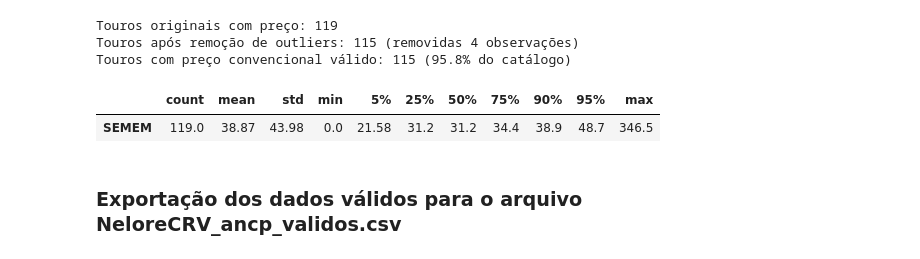
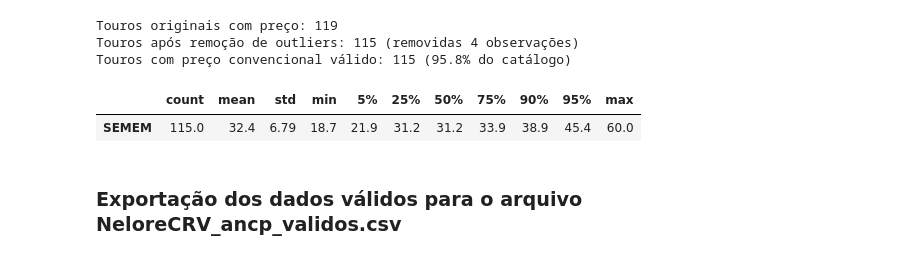
Before and after one commit to Sandro-IFTM/Rafael_Proj04, a Jupyter notebook: 03_consistencia.ipynb, the cells around one changed output. Saved outputs shown, nothing was run; the diff lists cells and outputs as text; code cells hidden in the pictures.

```diff
--- a/03_consistencia.ipynb
+++ b/03_consistencia.ipynb
@@ -137,20 +137,20 @@ Touros originais com preço: 119
 Touros após remoção de outliers: 115 (removidas 4 observações)
 Touros com preço convencional válido: 115 (95.8% do catálogo)
 # %%
-df_cols = df_notnull.columns[df.columns.isin(['SEMEM'])]
+df_cols = df_valid.columns[df_valid.columns.isin(['SEMEM'])]
 
 # Passa a lista inteira de colunas, aplica o describe com os percentis e transpõe (.T)
 df_resumo_SEMEM = (
-    df[df_cols]
+    df_valid[df_cols]
     .describe(percentiles=[0.05, 0.25, 0.50, 0.75, 0.90, 0.95])
     .T
     .round(2)
 )
 
 display(df_resumo_SEMEM)
 # %% [output]
 |  | count | mean | std | min | 5% | 25% | 50% | 75% | 90% | 95% | max |
-| SEMEM | 119.0 | 38.87 | 43.98 | 0.0 | 21.58 | 31.2 | 31.2 | 34.4 | 38.9 | 48.7 | 346.5 |
+| SEMEM | 115.0 | 32.4 | 6.79 | 18.7 | 21.9 | 31.2 | 31.2 | 33.9 | 38.9 | 45.4 | 60.0 |
 # %% [markdown]
 ### Exportação dos dados válidos para o arquivo NeloreCRV_ancp_validos.csv
 # %%
```
Also changed, not shown: 1 other file.
